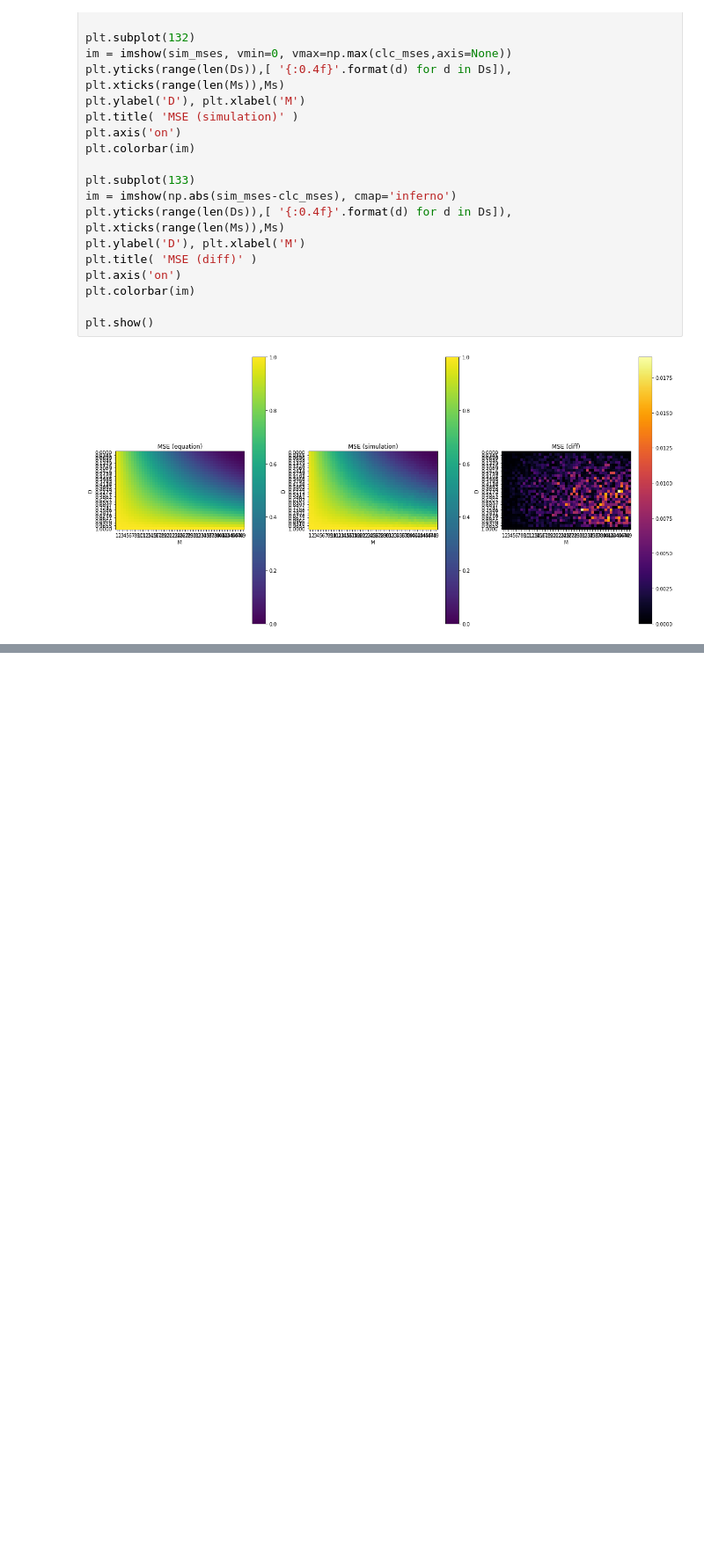
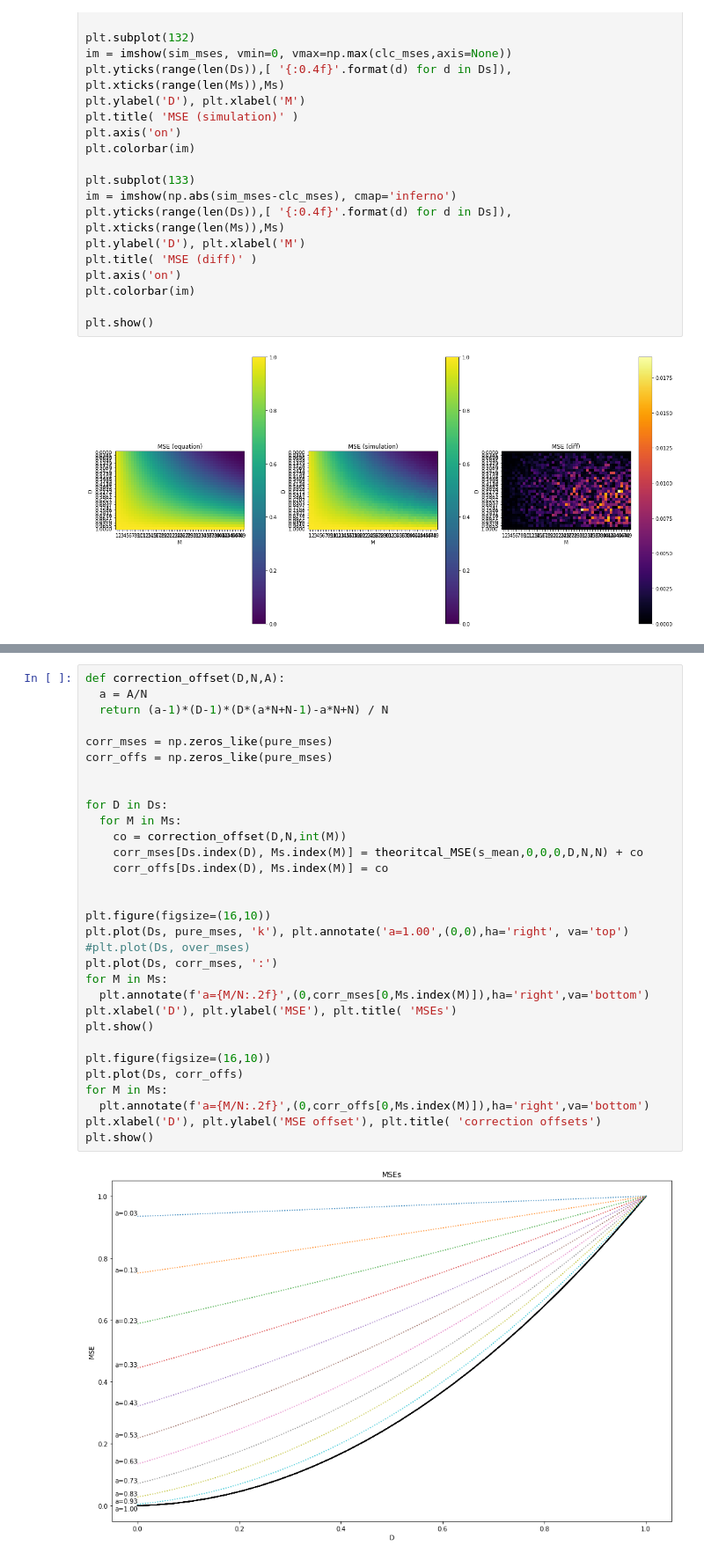
Before and after one commit to schedldave/aos-scripts, a Jupyter notebook: MSE_with_Motion.ipynb, the cells around one changed output, grey strips where cells are left out. Shown at 88% size. Saved outputs shown, nothing was run; the diff lists cells and outputs as text; blank space fills up the shorter version.

```diff
--- a/MSE_with_Motion.ipynb
+++ b/MSE_with_Motion.ipynb
@@ -577,0 +621,33 @@ plt.show()
+# %%
+def correction_offset(D,N,A):
+  a = A/N
+  return (a-1)*(D-1)*(D*(a*N+N-1)-a*N+N) / N
+
+corr_mses = np.zeros_like(pure_mses)
+corr_offs = np.zeros_like(pure_mses)
+
+
+for D in Ds:
+  for M in Ms:
+    co = correction_offset(D,N,int(M))
+    corr_mses[Ds.index(D), Ms.index(M)] = theoritcal_MSE(s_mean,0,0,0,D,N,N) + co
+    corr_offs[Ds.index(D), Ms.index(M)] = co
+
+
+plt.figure(figsize=(16,10))
+plt.plot(Ds, pure_mses, 'k'), plt.annotate('a=1.00',(0,0),ha='right', va='top')
+#plt.plot(Ds, over_mses)
+plt.plot(Ds, corr_mses, ':')
+for M in Ms:
+  plt.annotate(f'a={M/N:.2f}',(0,corr_mses[0,Ms.index(M)]),ha='right',va='bottom')
+plt.xlabel('D'), plt.ylabel('MSE'), plt.title( 'MSEs')
+plt.show()
+
+plt.figure(figsize=(16,10))
+plt.plot(Ds, corr_offs)
+for M in Ms:
+  plt.annotate(f'a={M/N:.2f}',(0,corr_offs[0,Ms.index(M)]),ha='right',va='bottom')
+plt.xlabel('D'), plt.ylabel('MSE offset'), plt.title( 'correction offsets')
+plt.show()
+# %% [output]
+[figure, added]
```
Also changed, not shown: parts of 5 cells of this notebook.
